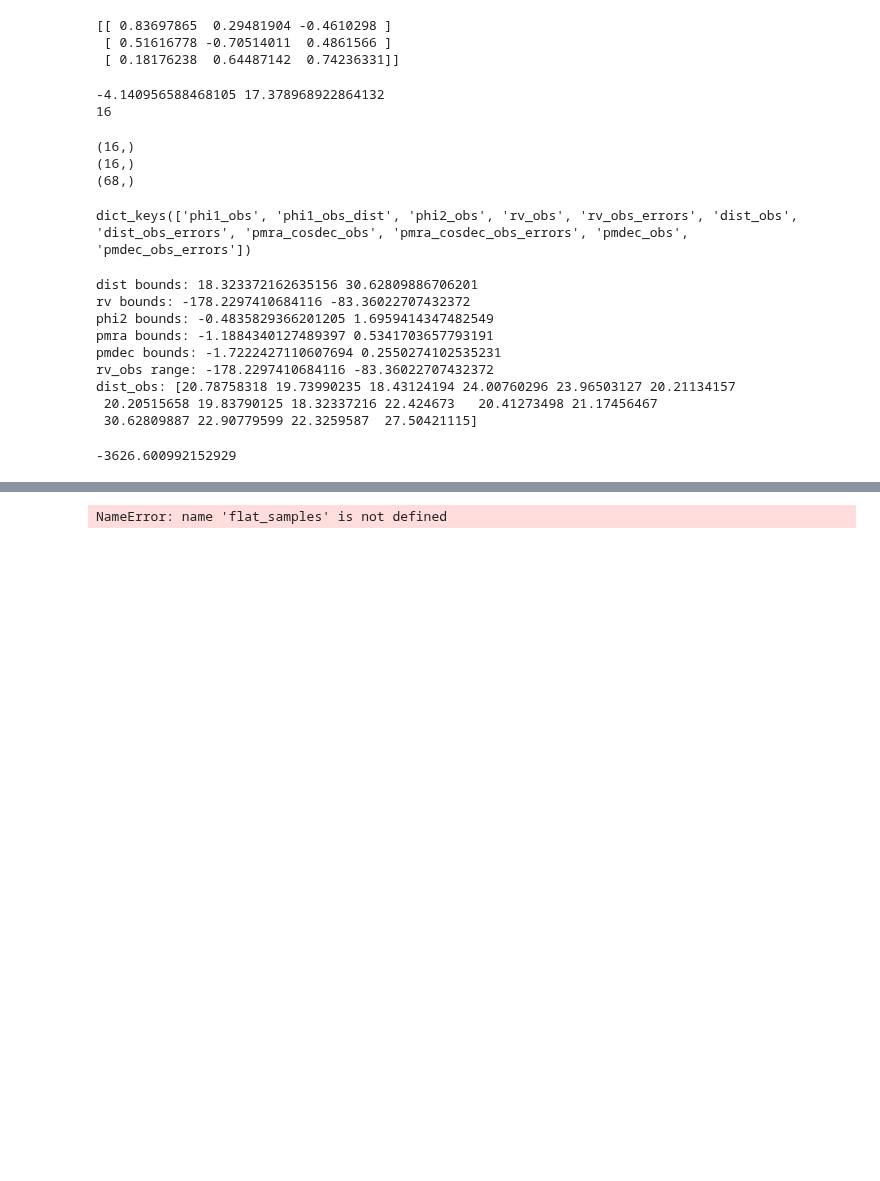
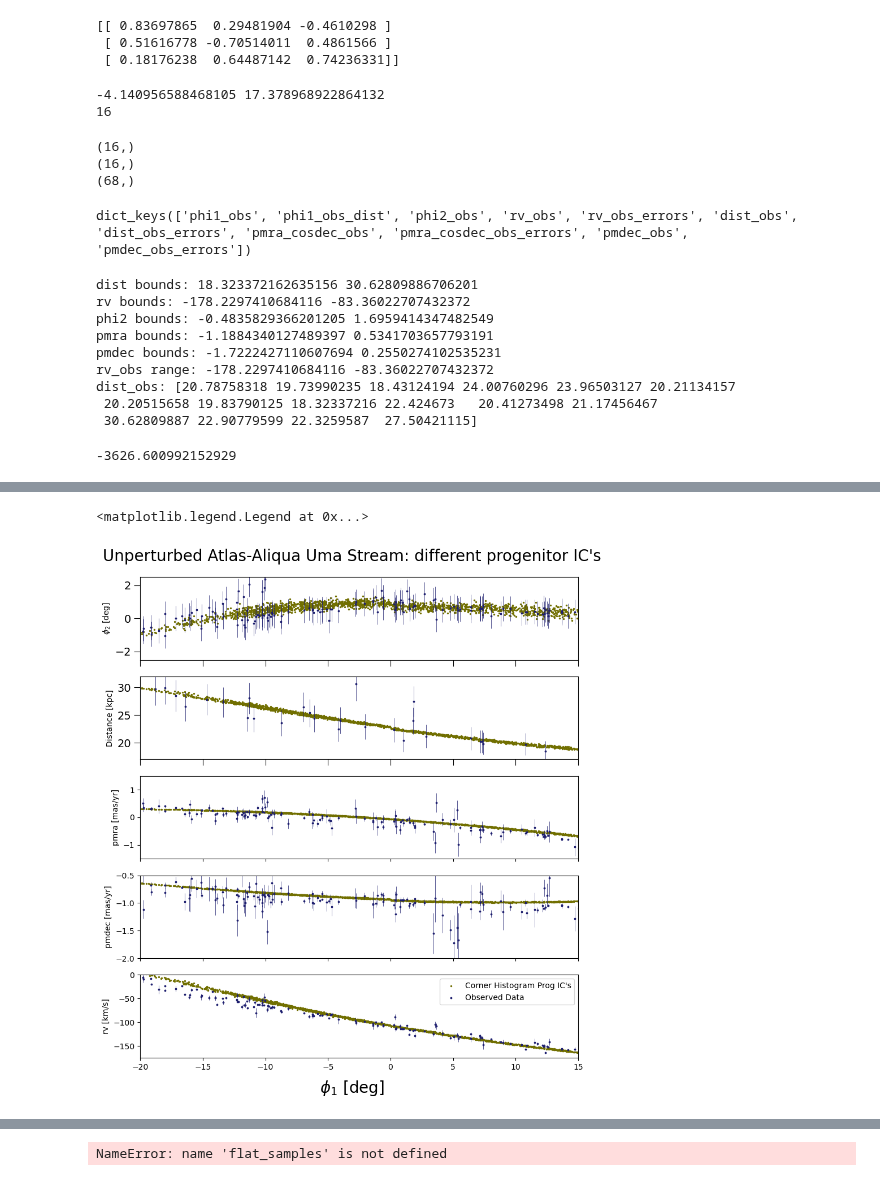
Before and after one commit to shriy-stars/mw_gpotential_streams, a Jupyter notebook: notebooks/atals_unperturb_fit.ipynb, the cells around one changed output, grey strips where cells are left out. Saved outputs shown, nothing was run; the diff lists cells and outputs as text; code cells hidden in the pictures; blank space fills up the shorter version.

```diff
--- a/notebooks/atals_unperturb_fit.ipynb
+++ b/notebooks/atals_unperturb_fit.ipynb
@@ -394,7 +412,7 @@ ax[0].legend(loc = 'lower right')
 # %%
 #plotting with corner plot histogram values
 
-prog_pars_hist = [0,0.8030,23.3178,-0.1229,-0.9113,-117.8551]
+prog_pars_hist = [0,0.83,22.73,-0.06,-0.94,-107.02]
 ra_hist, dec_hist = sf_to_icrs(prog_pars_hist[0], prog_pars_hist[1], aau_rot_matrix)
 dist_hist, pmra_hist, pmdec_hist, rv_hist = prog_pars_hist[2:]
 
@@ -460,26 +478,26 @@ ax[-1].set_xlim(-20,15)
 ax[0].scatter(phi1_h, phi2_h,s=2,color='#716f00', label = "Corner Histogram Prog IC's")
 ax[0].tick_params(axis='both', which='major', labelsize=14., length=8)
 ax[0].tick_params(axis='both', which='minor', length=3)
-ax[0].set_ylim(-2,2)
+ax[0].set_ylim(-2.5,2.5)
 
 ax[0].set_ylabel(r'$\phi_2$ [deg]', fontsize=10)
 ax[1].scatter(phi1_h, dist_h,s=2,color='#716f00' )
 ax[1].tick_params(axis='both', which='major', labelsize=14., length=8)
 ax[1].tick_params(axis='both', which='minor', length=3)
 ax[1].set_ylabel('Distance [kpc]', fontsize=10)
-ax[1].set_ylim(19,32)
+ax[1].set_ylim(17,32)
 
 ax[2].scatter(phi1_h, pmra_h,s=2,color='#716f00' )
-ax[2].set_ylim(-1,1)
+ax[2].set_ylim(-1.5,1.5)
 ax[2].set_ylabel('pmra [mas/yr]', fontsize=10)
 
 ax[3].scatter(phi1_h, pmdec_h,s=2,color='#716f00' )
 ax[3].set_ylabel('pmdec [mas/yr]', fontsize=10)
-ax[3].set_ylim(-1.5,-0.5)
+ax[3].set_ylim(-2,-0.5)
 
 ax[4].scatter(phi1_h, rv_h,s=2,color='#716f00',label = "Corner Histogram Prog IC's")
 ax[4].set_ylabel('rv [km/s]', fontsize=10)
-ax[4].set_ylim(-175,-10)
+ax[4].set_ylim(-175,0)
 
 
 # #theta_max IC's
@@ -499,33 +517,36 @@ ax[4].set_ylim(-175,-10)
 # ax[2].set_ylim(-1,1)
 # ax[2].set_ylabel('pmra [mas/yr]', fontsize=10)
 
 # ax[3].scatter(phi1_max, pmdec_max,s=2,color='#5a1149' )
 # ax[3].set_ylabel('pmdec [mas/yr]', fontsize=10)
 # ax[3].set_ylim(-1.5,-0.5)
 
 # ax[4].scatter(phi1_max, rv_max,s=2,color='#5a1149', label = "MCMC Sampler Max IC's")
 # ax[4].set_ylabel('rv [km/s]', fontsize=10)
 # ax[4].set_ylim(-175,-10)
 
 
 #data
 ax[0].scatter(df_aau['phi1'], df_aau['phi2'] , s=3,color='#1e1f6f', label = 'Observed Data')
 ax[0].errorbar(df_aau['phi1'], df_aau['phi2'], yerr=np.nanstd(df_aau['phi2']), fmt='none', ecolor='#1e1f6f', capsize=0, capthick=0.7, elinewidth=0.5)
 
 ax[1].scatter(df_distance_aau['phi1'],(10**((df_distance_aau['distance_modulus'])/5 +1)*1e-3),s=3,color='#1e1f6f')
 ax[1].errorbar(df_distance_aau['phi1'],(10**((df_distance_aau['distance_modulus'])/5 +1)*1e-3), yerr=np.abs(((10**((df_distance_aau['distance_modulus'])/5 +1)*1e-3))*0.1), fmt='none', ecolor='#1e1f6f',capsize=0, capthick=0.7, elinewidth=0.5)
 
 
 ax[2].scatter(df_aau['phi1'], df_aau['pmra'],s=3,color='#1e1f6f')
 ax[2].errorbar(df_aau['phi1'], df_aau['pmra'], yerr=df_aau['pmra_error'], fmt='none', ecolor='#1e1f6f',capsize=0, capthick=0.7, elinewidth=0.5)
 
 ax[3].scatter(df_aau['phi1'], df_aau['pmdec'],s=3,color='#1e1f6f')
 ax[3].errorbar(df_aau['phi1'], df_aau['pmdec'], yerr=df_aau['pmdec_error'], fmt='none', ecolor='#1e1f6f', capsize=0, capthick=0.7, elinewidth=0.5)
 
 ax[4].scatter(df_aau['phi1'], df_aau['vel_calib'],s=3,color='#1e1f6f', label = 'Observed Data')
 ax[4].errorbar(df_aau['phi1'], df_aau['vel_calib'], yerr=df_aau['vel_calib_std'], fmt='none', ecolor='#1e1f6f', capsize=0, capthick=0.7, elinewidth=0.5)
 
 ax[4].legend(loc = 'upper right')
+# %% [output]
+<matplotlib.legend.Legend at 0x...>
+[figure, added]
 # %%
 sampler.get_autocorr_time(discard=0, thin=1, quiet=False)
 # %% [output]
```
Also changed, not shown: parts of 7 cells of this notebook, 3 other files.
